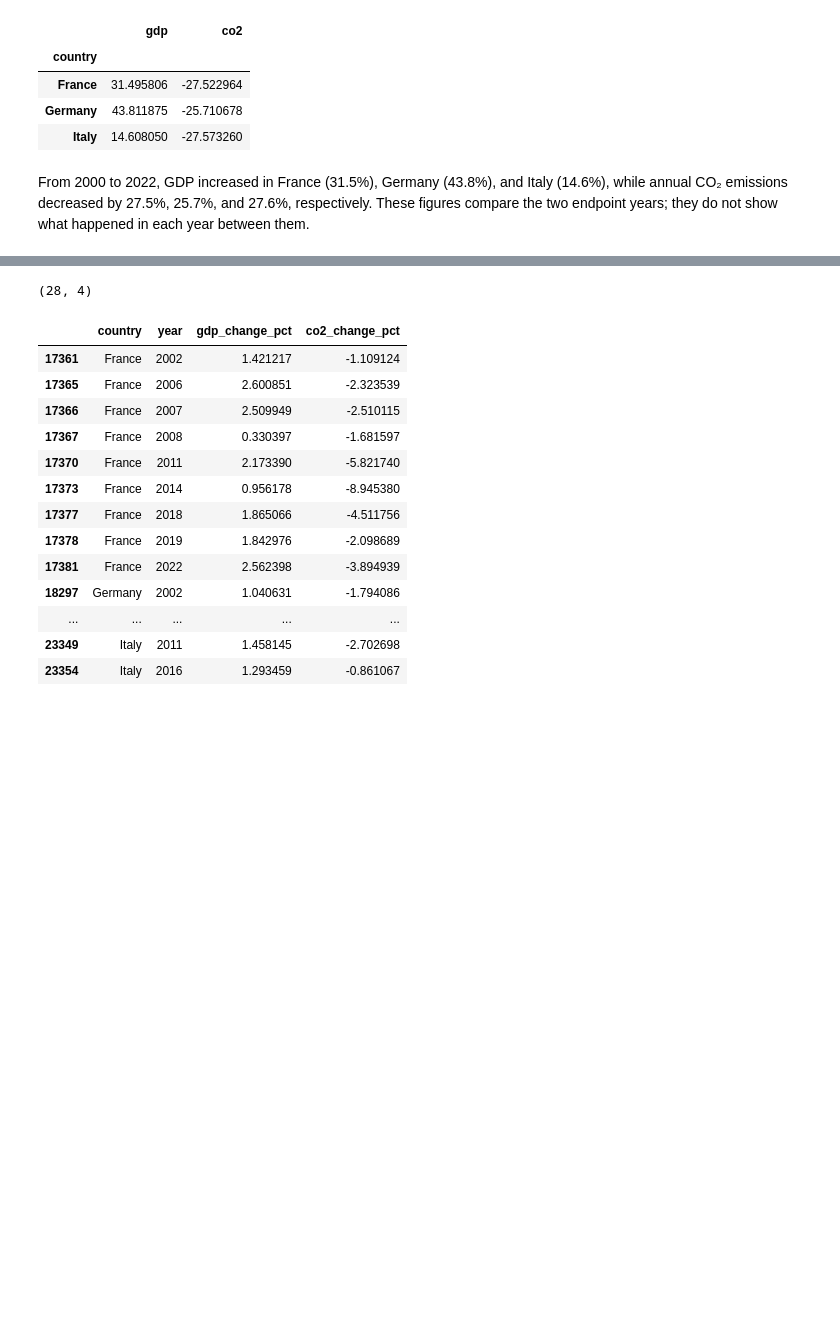
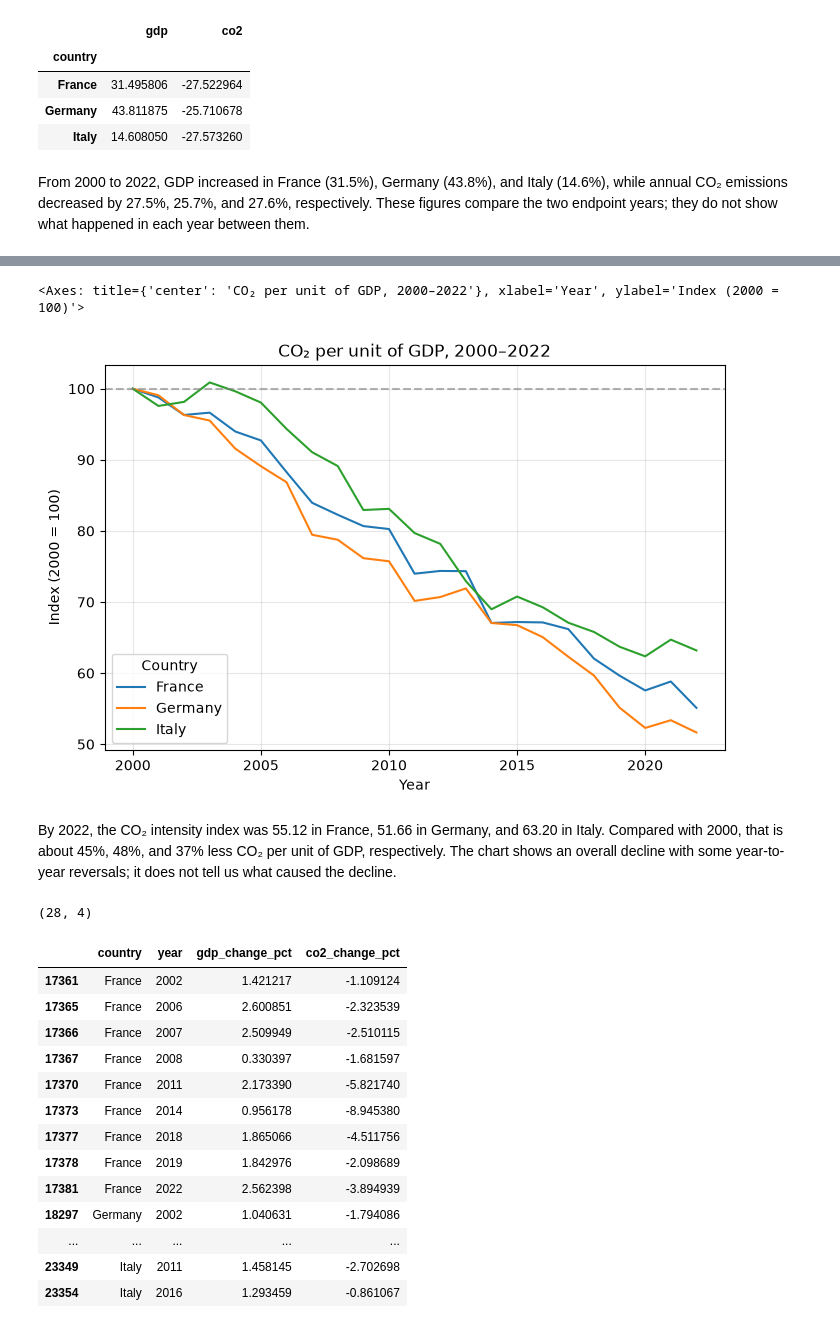
Before and after one commit to saharshapoorirad/powering-the-planet, a Jupyter notebook: report.ipynb, the cells around one changed output, grey strips where cells are left out. Saved outputs shown, nothing was run; the diff lists cells and outputs as text; code cells hidden in the pictures; blank space fills up the shorter version.

Commit message:
Analyze CO2 intensity relative to GDP

```diff
--- a/report.ipynb
+++ b/report.ipynb
@@ -120,0 +125,5 @@ From 2000 to 2022, GDP increased in France (31.5%), Germany (43.8%), and Italy (
+# %%
+from powering_the_planet.analysis import co2_intensity_index
+
+intensity = co2_intensity_index(gdp_co2)
+intensity[intensity["year"].isin([2000, 2022])].round(2)
@@ -121,3 +138,12 @@ From 2000 to 2022, GDP increased in France (31.5%), Germany (43.8%), and Italy (
+# %%
+from powering_the_planet.plots import plot_co2_intensity
+
+plot_co2_intensity(intensity)
+# %% [output]
+<Axes: title={'center': 'CO₂ per unit of GDP, 2000–2022'}, xlabel='Year', ylabel='Index (2000 = 100)'>
+[figure, added]
+# %% [markdown]
+By 2022, the CO₂ intensity index was 55.12 in France, 51.66 in Germany, and 63.20 in Italy. Compared with 2000, that is about 45%, 48%, and 37% less CO₂ per unit of GDP, respectively. The chart shows an overall decline with some year-to-year reversals; it does not tell us what caused the decline.
 # %%
 from powering_the_planet.analysis import years_gdp_up_co2_down
 
```
Also changed, not shown: parts of 3 cells of this notebook, 2 other files.
